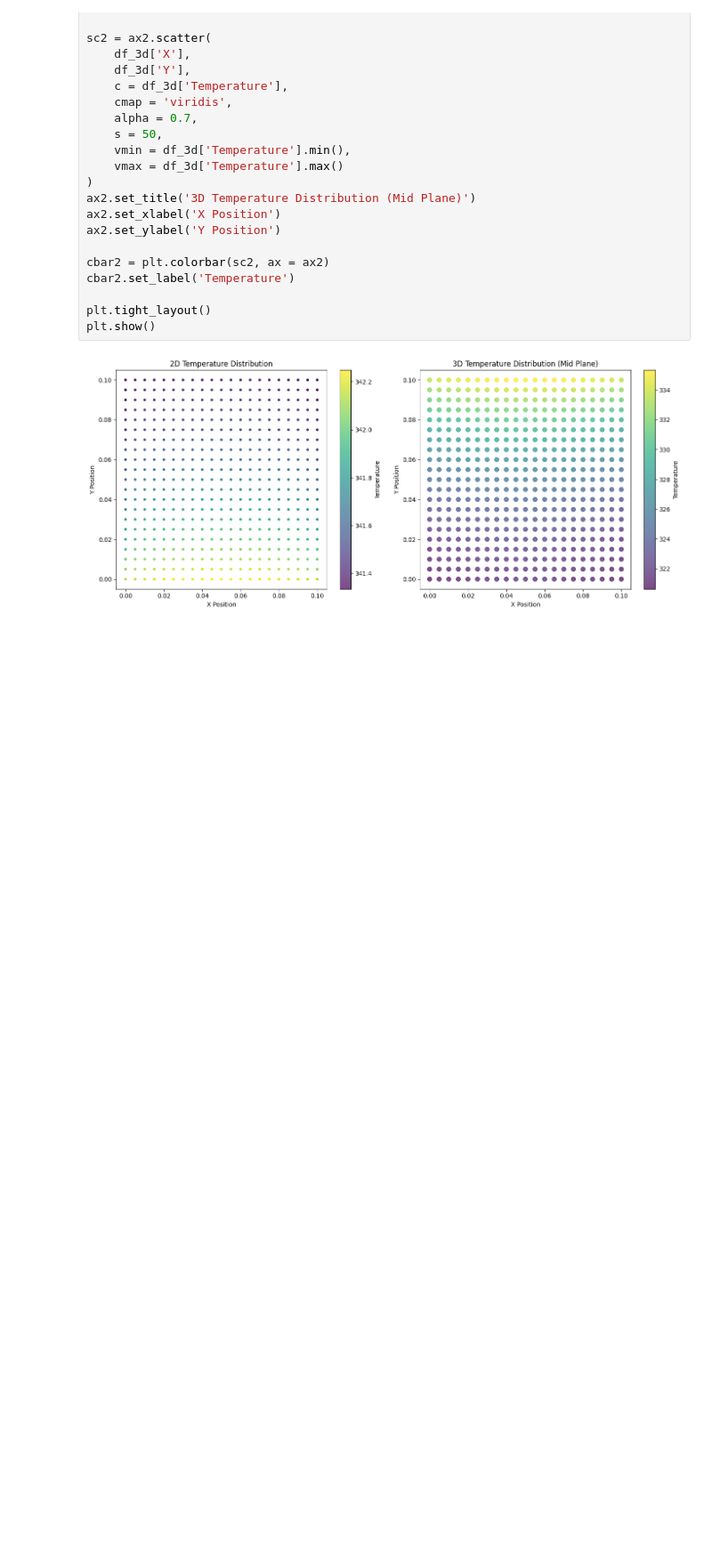
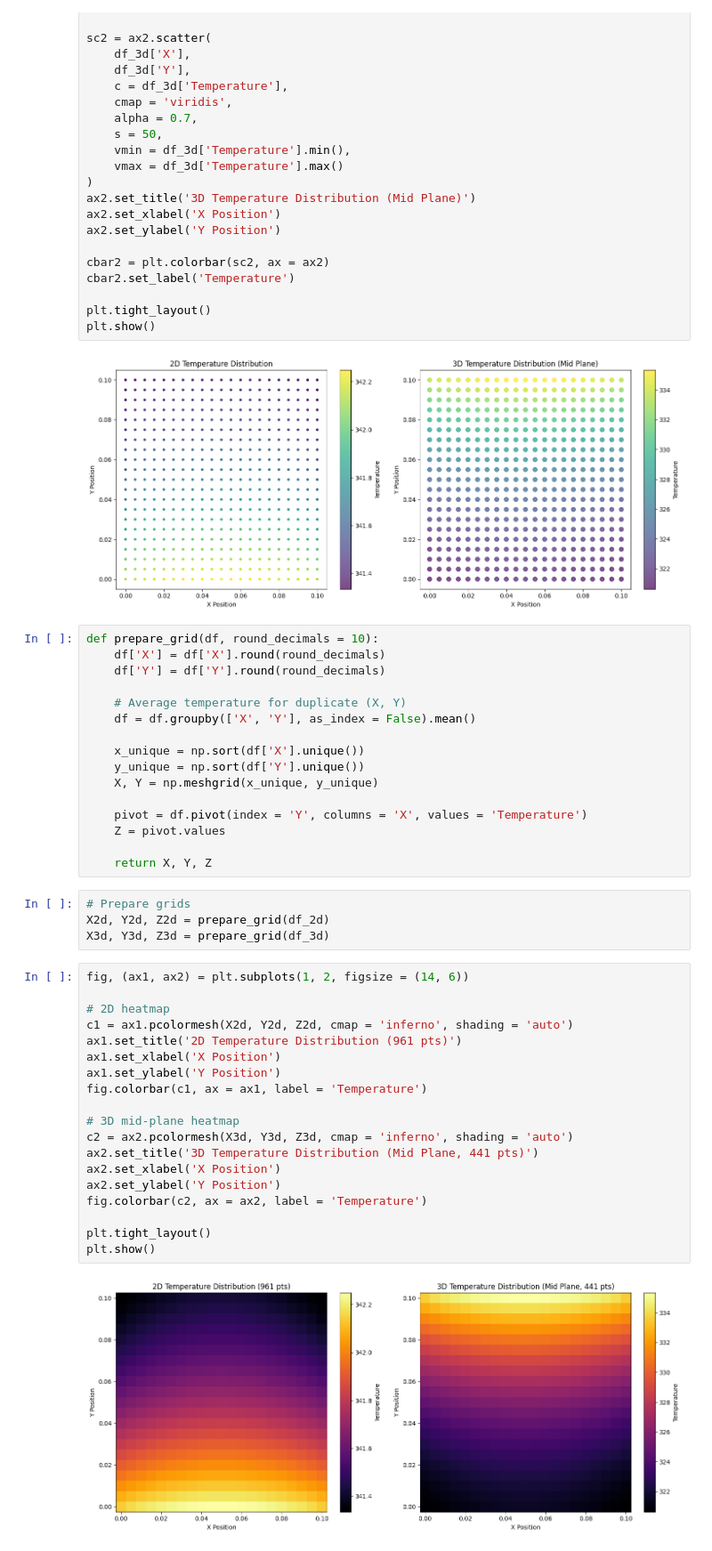
Before and after one commit to SDprogramer/Fins-Research-Simulation, a Jupyter notebook: Cube/code.ipynb, the cells around one changed output. Shown at 89% size. Drawn from its saved outputs; the diff is of its cells as text; blank space fills up the shorter version.

Commit message:
Graph has been done for each Z plane wrt 2d plane

```diff
--- a/Cube/code.ipynb
+++ b/Cube/code.ipynb
@@ -76,3 +76,44 @@ plt.tight_layout()
 plt.show()
 # %% [output]
 [figure]
+# %%
+def prepare_grid(df, round_decimals = 10):
+    df['X'] = df['X'].round(round_decimals)
+    df['Y'] = df['Y'].round(round_decimals)
+
+    # Average temperature for duplicate (X, Y)
+    df = df.groupby(['X', 'Y'], as_index = False).mean()
+
+    x_unique = np.sort(df['X'].unique())
+    y_unique = np.sort(df['Y'].unique())
+    X, Y = np.meshgrid(x_unique, y_unique)
+
+    pivot = df.pivot(index = 'Y', columns = 'X', values = 'Temperature')
+    Z = pivot.values
+
+    return X, Y, Z
+# %%
+# Prepare grids
+X2d, Y2d, Z2d = prepare_grid(df_2d)
+X3d, Y3d, Z3d = prepare_grid(df_3d)
+# %%
+fig, (ax1, ax2) = plt.subplots(1, 2, figsize = (14, 6))
+
+# 2D heatmap
+c1 = ax1.pcolormesh(X2d, Y2d, Z2d, cmap = 'inferno', shading = 'auto')
+ax1.set_title('2D Temperature Distribution (961 pts)')
+ax1.set_xlabel('X Position')
+ax1.set_ylabel('Y Position')
+fig.colorbar(c1, ax = ax1, label = 'Temperature')
+
+# 3D mid-plane heatmap
+c2 = ax2.pcolormesh(X3d, Y3d, Z3d, cmap = 'inferno', shading = 'auto')
+ax2.set_title('3D Temperature Distribution (Mid Plane, 441 pts)')
+ax2.set_xlabel('X Position')
+ax2.set_ylabel('Y Position')
+fig.colorbar(c2, ax = ax2, label = 'Temperature')
+
+plt.tight_layout()
+plt.show()
+# %% [output]
+[figure, added]
```
Also changed, not shown: parts of 5 cells of this notebook, 25 other files.
